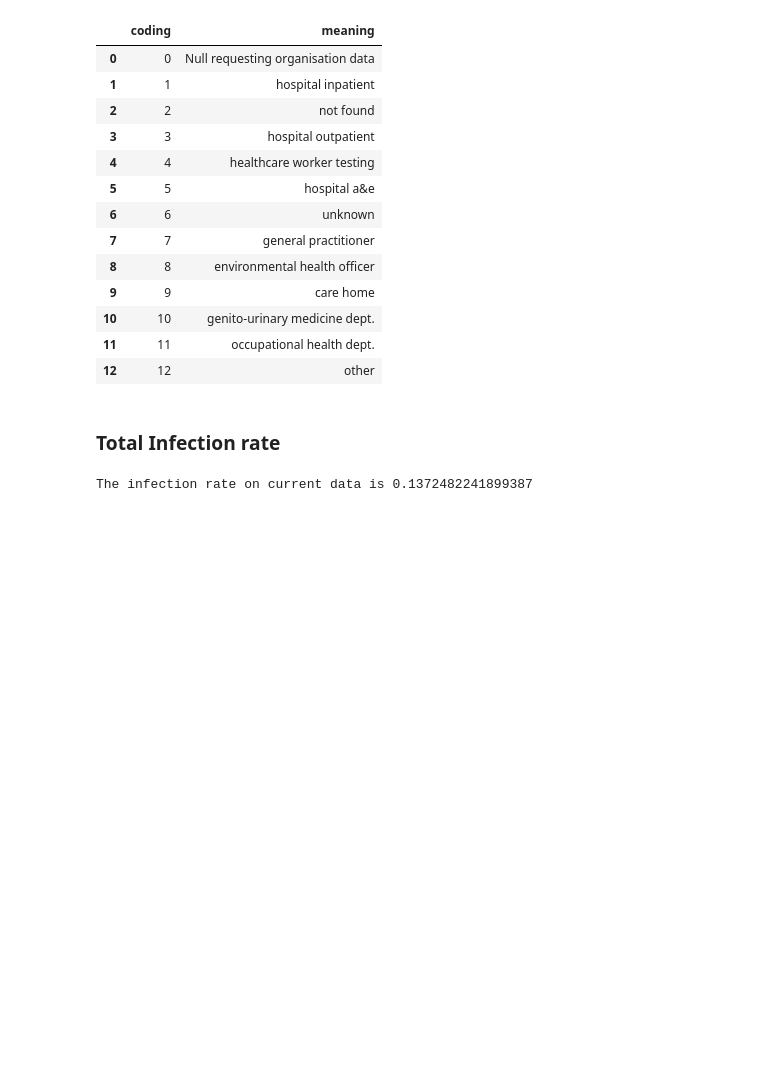
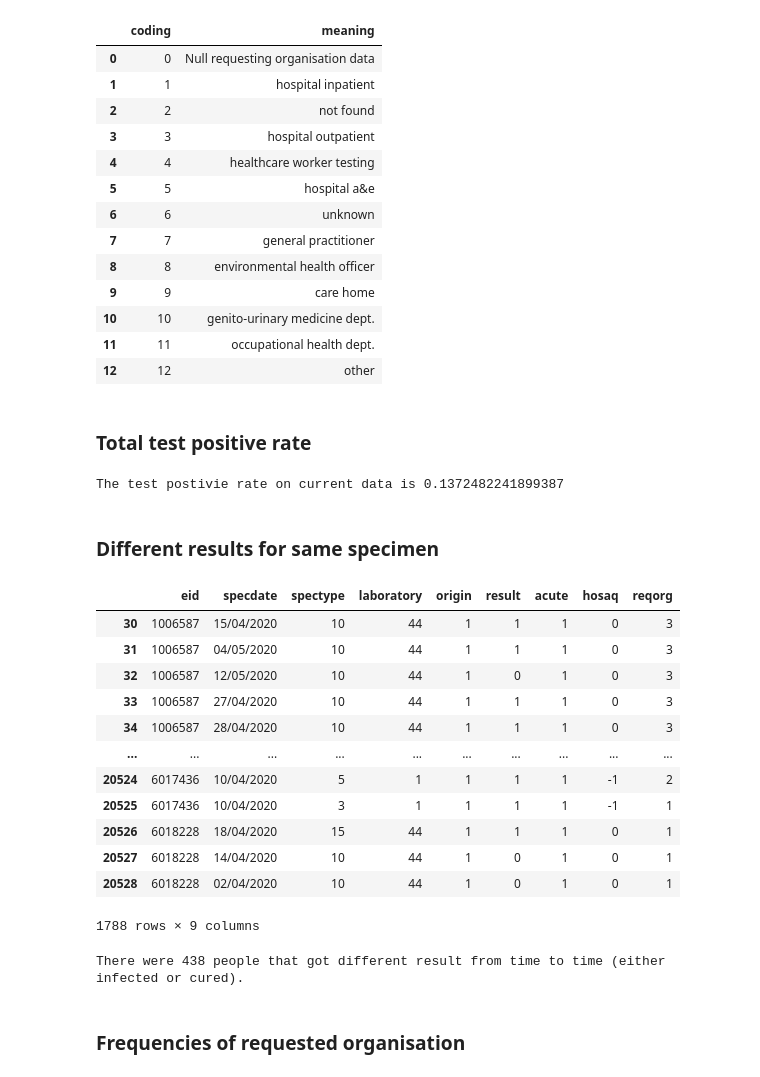
Before and after one commit to JunWeiLUC/NSinternship, a Jupyter notebook: Analysis.ipynb, the cells around one changed output. Saved outputs shown, nothing was run; the diff lists cells and outputs as text; code cells hidden in the pictures; blank space fills up the shorter version.

```diff
--- a/Analysis.ipynb
+++ b/Analysis.ipynb
@@ -60,9 +61,32 @@ display(data_coding[6])
 | 11 | 11 | occupational health dept. |
 | 12 | 12 | other |
 # %% [markdown]
-### Total Infection rate
+### Total test positive rate
 # %%
-inf_rate = data['result'].astype(bool).sum(axis=0)/data['result'].count()
-print("The infection rate on current data is {}".format(inf_rate))
+pos_rate = data['result'].astype(bool).sum(axis=0)/data['result'].count()
+print("The test postivie rate on current data is {}".format(pos_rate))
 # %% [output]
-The infection rate on current data is 0.1372482241899387
+The test postivie rate on current data is 0.1372482241899387
+# %% [markdown]
+### Different results for same specimen
+# %%
+diff_result = data[data.groupby('eid')['result'].transform('nunique') > 1]
+display(diff_result)
+print("There were {} people that got different result from time to time (either infected or cured).".format(diff_result['eid'].nunique()))
+# %% [output]
+|  | eid | specdate | spectype | laboratory | origin | result | acute | hosaq | reqorg |
+| 30 | 1006587 | 15/04/2020 | 10 | 44 | 1 | 1 | 1 | 0 | 3 |
+| 31 | 1006587 | 04/05/2020 | 10 | 44 | 1 | 1 | 1 | 0 | 3 |
+| 32 | 1006587 | 12/05/2020 | 10 | 44 | 1 | 0 | 1 | 0 | 3 |
+| 33 | 1006587 | 27/04/2020 | 10 | 44 | 1 | 1 | 1 | 0 | 3 |
+| 34 | 1006587 | 28/04/2020 | 10 | 44 | 1 | 1 | 1 | 0 | 3 |
+| ... | ... | ... | ... | ... | ... | ... | ... | ... | ... |
+| 20524 | 6017436 | 10/04/2020 | 5 | 1 | 1 | 1 | 1 | -1 | 2 |
+| 20525 | 6017436 | 10/04/2020 | 3 | 1 | 1 | 1 | 1 | -1 | 1 |
+| 20526 | 6018228 | 18/04/2020 | 15 | 44 | 1 | 1 | 1 | 0 | 1 |
+| 20527 | 6018228 | 14/04/2020 | 10 | 44 | 1 | 0 | 1 | 0 | 1 |
+| 20528 | 6018228 | 02/04/2020 | 10 | 44 | 1 | 0 | 1 | 0 | 1 |
+1788 rows × 9 columns
+There were 438 people that got different result from time to time (either infected or cured).
+# %% [markdown]
+### Frequencies of requested organisation
```
Also changed, not shown: parts of 8 cells of this notebook.
